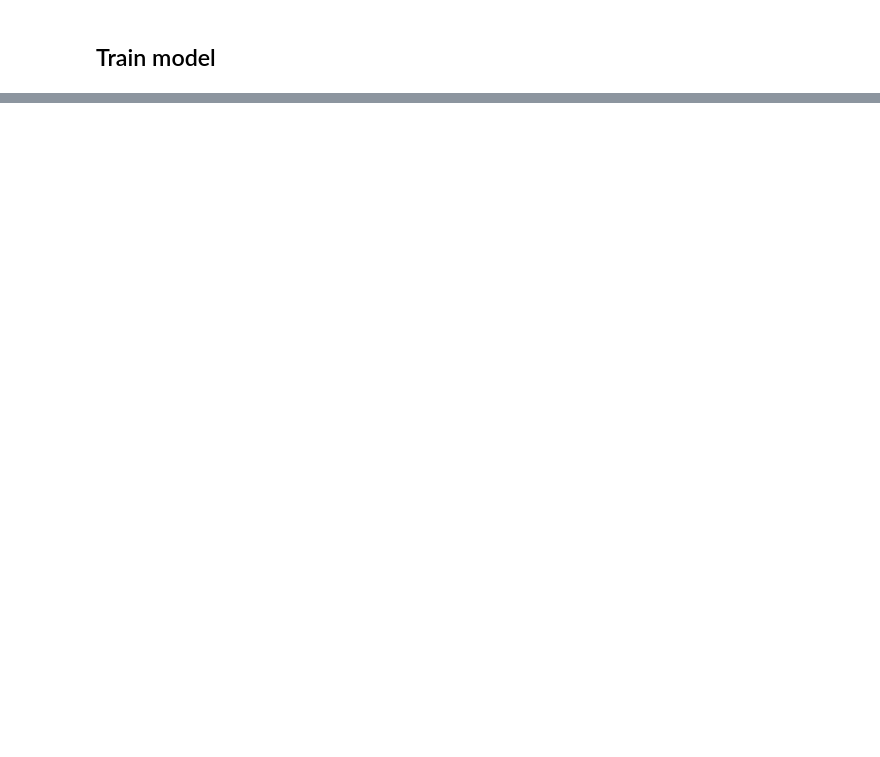
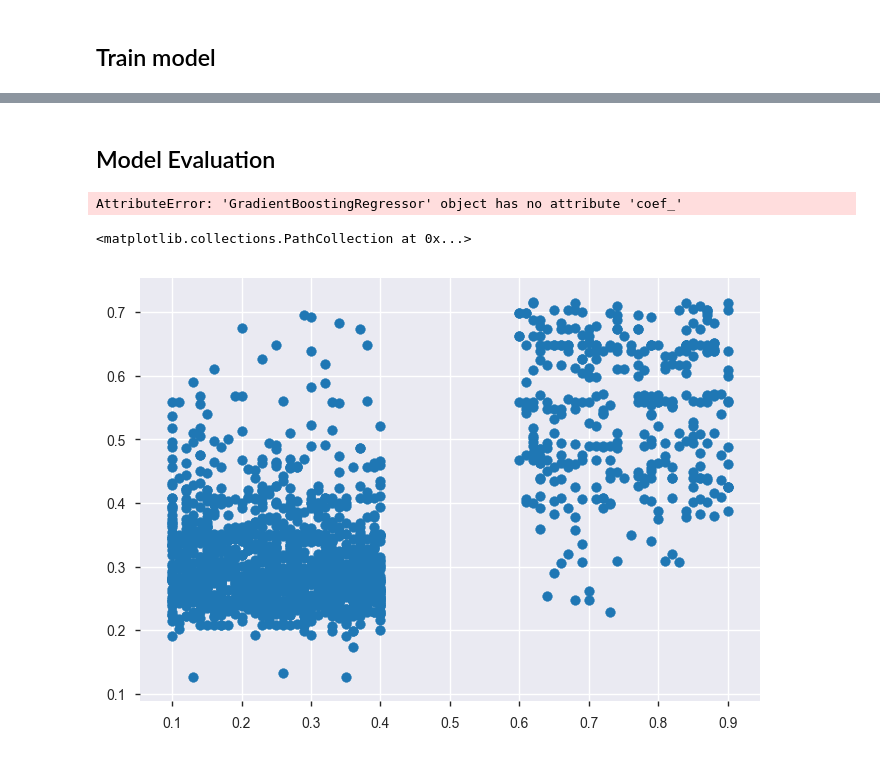
Before and after one commit to EldanGS/Data_Science, a Jupyter notebook: Yessenov Data Lab/YDL_competation/YDL_kaggle.ipynb, the cells around one changed output, grey strips where cells are left out. Drawn from its saved outputs; the diff is of its cells as text; code cells hidden in the pictures; blank space fills up the shorter version.

```diff
--- a/Yessenov Data Lab/YDL_competation/YDL_kaggle.ipynb
+++ b/Yessenov Data Lab/YDL_competation/YDL_kaggle.ipynb
@@ -124,2 +132,2 @@ Y = data_train.drop(['amd', 'intel'], axis = 1)
 # %%
-X_train, X_test, y_train, y_test = train_test_split(X, Y, test_size=0.3, random_state=42)
+X_train, X_test, y_train, y_test = cross_validation.train_test_split(X, Y, test_size=0.33, random_state=101)
@@ -144,8 +133,0 @@ grid_search = GridSearchCV(estimator = rf, param_grid = param_grid,
-# %%
-# Fit the grid search to the data
-grid_search.fit(X_train, y_train)
-
-print(grid_search.best_params_)
-
-best_grid = grid_search.best_estimator_
-# grid_accuracy = evaluate(best_grid, X_test, y_test)
@@ -176,0 +164,3 @@ Fitting 3 folds for each of 48 candidates, totalling 144 fits
+# %%
+model = GradientBoostingRegressor()
+model.fit(X_train,y_train)
@@ -176,0 +175,14 @@ Fitting 3 folds for each of 48 candidates, totalling 144 fits
+# %% [markdown]
+## Model Evaluation
+# %%
+coeff_df = pd.DataFrame(model.coef_,X.columns,columns=['Coefficient'])
+coeff_df
+# %% [output]
+AttributeError: 'GradientBoostingRegressor' object has no attribute 'coef_'
+# %%
+predictions = model.predict(X_test)
+# %%
+plt.scatter(y_test,predictions)
+# %% [output]
+<matplotlib.collections.PathCollection at 0x...>
+[figure, added]
```
Also changed, not shown: parts of 35 cells of this notebook, 5 other files.
